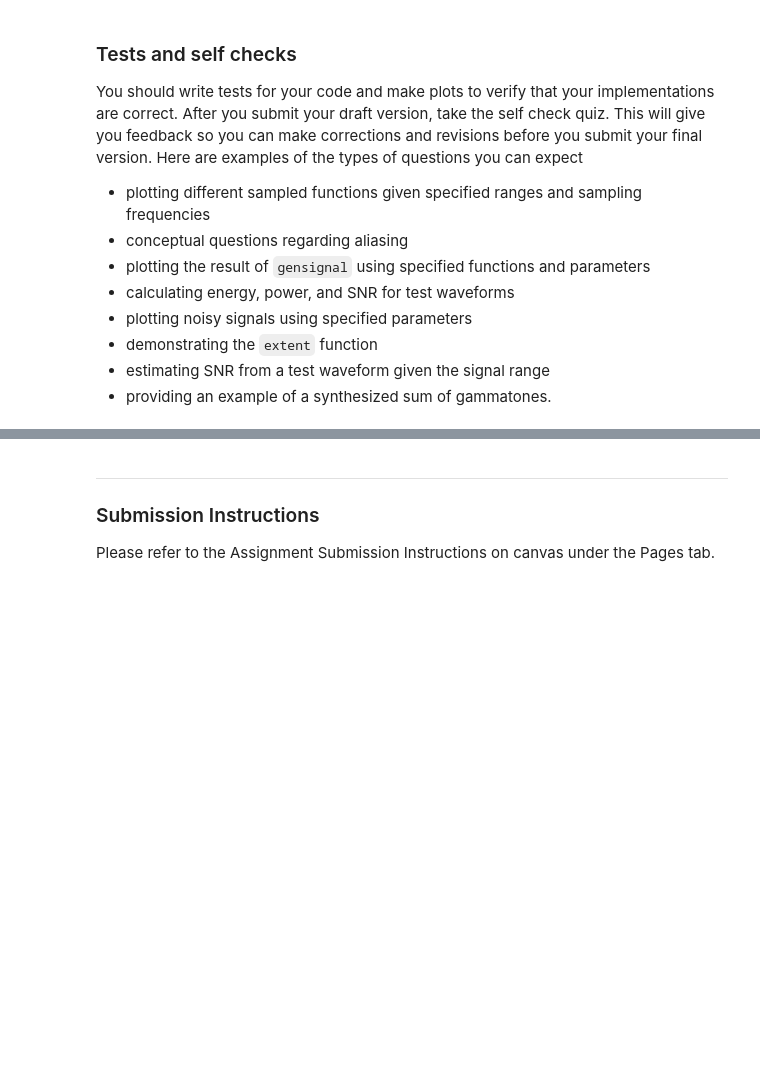
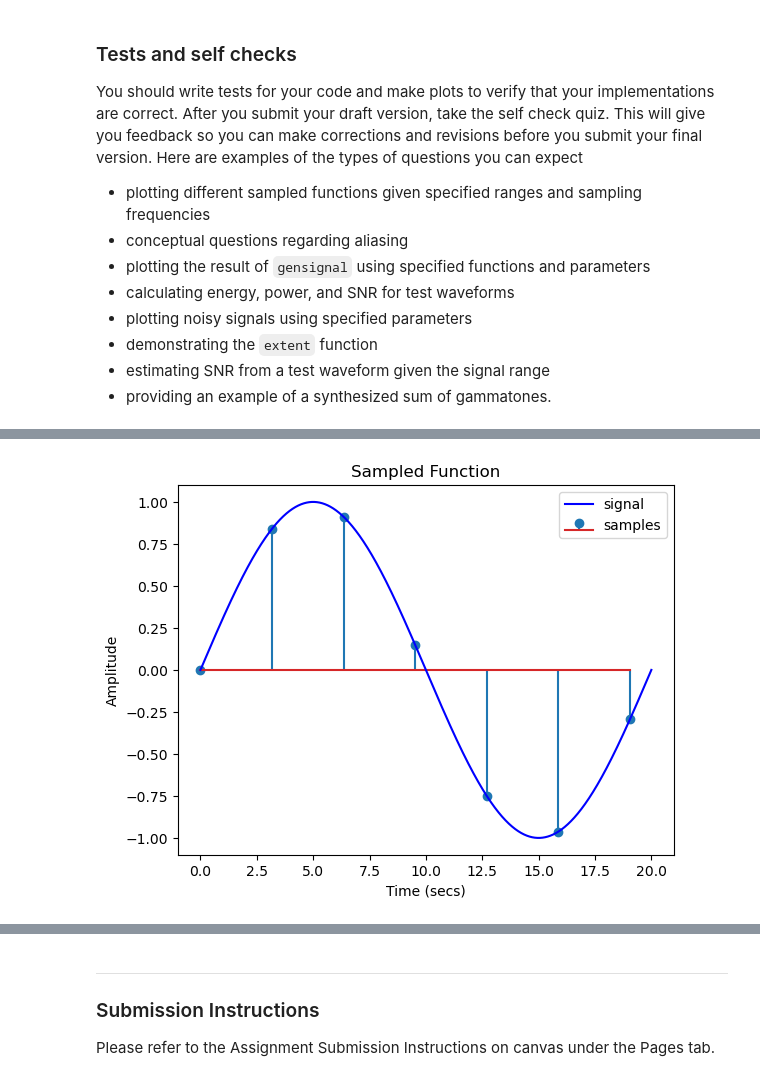
Before and after one commit to sakinkirti/CSDS364, a Jupyter notebook: A3a/A3a_sak207.ipynb, the cells around one changed output, grey strips where cells are left out. Saved outputs shown, nothing was run; the diff lists cells and outputs as text; code cells hidden in the pictures; blank space fills up the shorter version.

```diff
--- a/A3a/A3a_sak207.ipynb
+++ b/A3a/A3a_sak207.ipynb
@@ -466,0 +477,5 @@ You should write tests for your code and make plots to verify that your implemen
+# %%
+# Q3 - Plot of a 315 Hz sine wave sampled at 1000 Hz.
+plot_sampled_function(g=f.sinewave, f=315, fs=1000, tlim=(0, 20))
+# %% [output]
+[figure, added]
```
Also changed, not shown: parts of 19 cells of this notebook, 6 other files.
